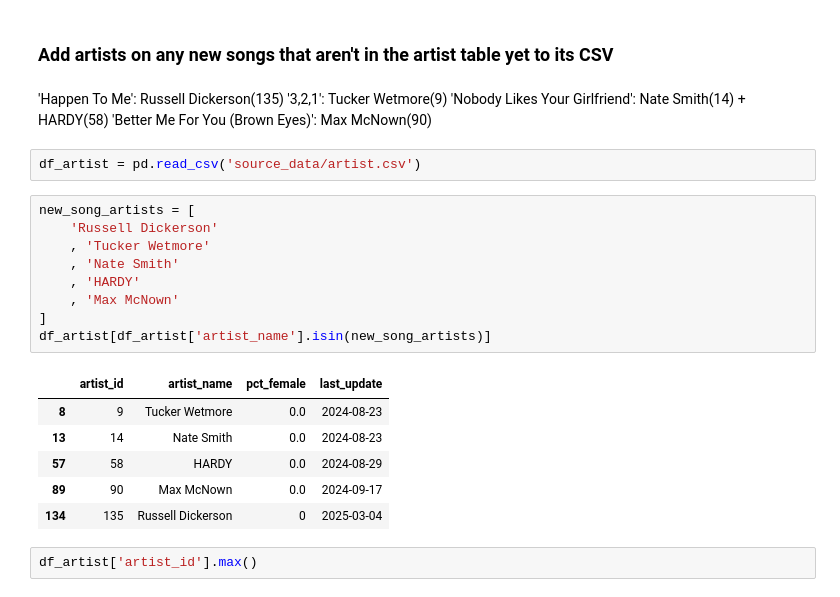
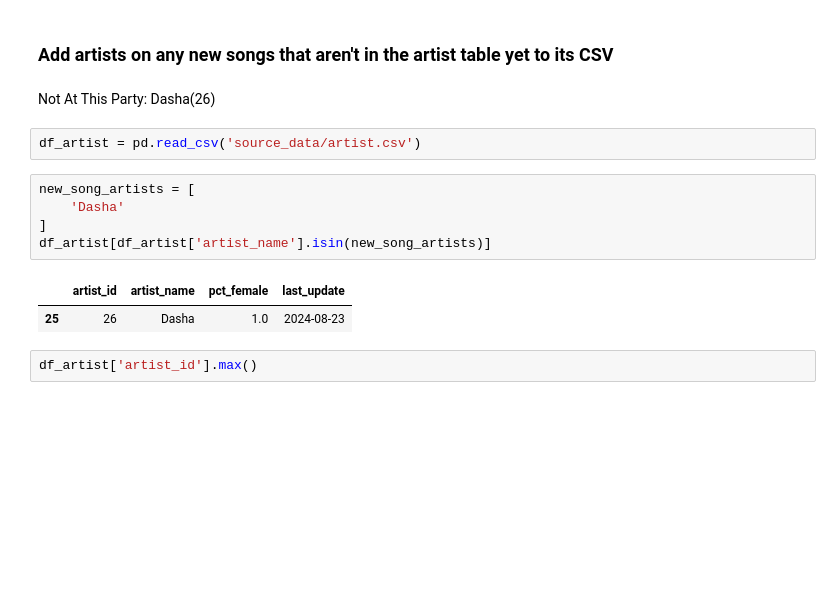
Before and after one commit to jwmanahan/billboard, a Jupyter notebook: add_new_week.ipynb, the cells around one changed output. Drawn from its saved outputs; the diff is of its cells as text; blank space fills up the shorter version.

```diff
--- a/add_new_week.ipynb
+++ b/add_new_week.ipynb
@@ -145,28 +145,17 @@ print(list(new_song_to_rank.keys()))
 # %% [markdown]
 ### Add artists on any new songs that aren't in the artist table yet to its CSV
 # %% [markdown]
-'Happen To Me': Russell Dickerson(135)
-'3,2,1': Tucker Wetmore(9)
-'Nobody Likes Your Girlfriend': Nate Smith(14) + HARDY(58)
-'Better Me For You (Brown Eyes)': Max McNown(90)
+Not At This Party: Dasha(26)
 # %%
 df_artist = pd.read_csv('source_data/artist.csv')
 # %%
 new_song_artists = [
-    'Russell Dickerson'
-    , 'Tucker Wetmore'
-    , 'Nate Smith'
-    , 'HARDY'
-    , 'Max McNown'
+    'Dasha'
 ]
 df_artist[df_artist['artist_name'].isin(new_song_artists)]
 # %% [output]
 |  | artist_id | artist_name | pct_female | last_update |
-| 8 | 9 | Tucker Wetmore | 0.0 | 2024-08-23 |
-| 13 | 14 | Nate Smith | 0.0 | 2024-08-23 |
-| 57 | 58 | HARDY | 0.0 | 2024-08-29 |
-| 89 | 90 | Max McNown | 0.0 | 2024-09-17 |
-| 134 | 135 | Russell Dickerson | 0 | 2025-03-04 |
+| 25 | 26 | Dasha | 1.0 | 2024-08-23 |
 # %%
 df_artist['artist_id'].max()
 # %% [output]
```
Also changed, not shown: parts of 22 cells of this notebook, 5 other files.
